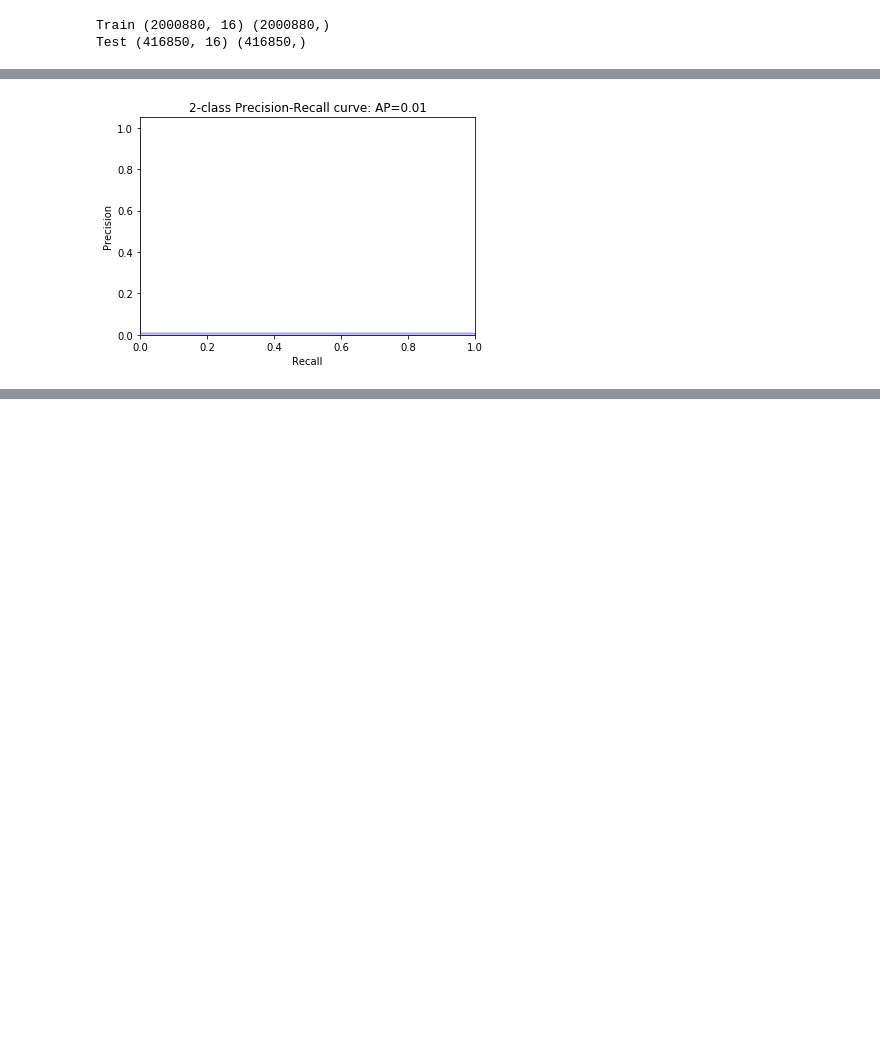
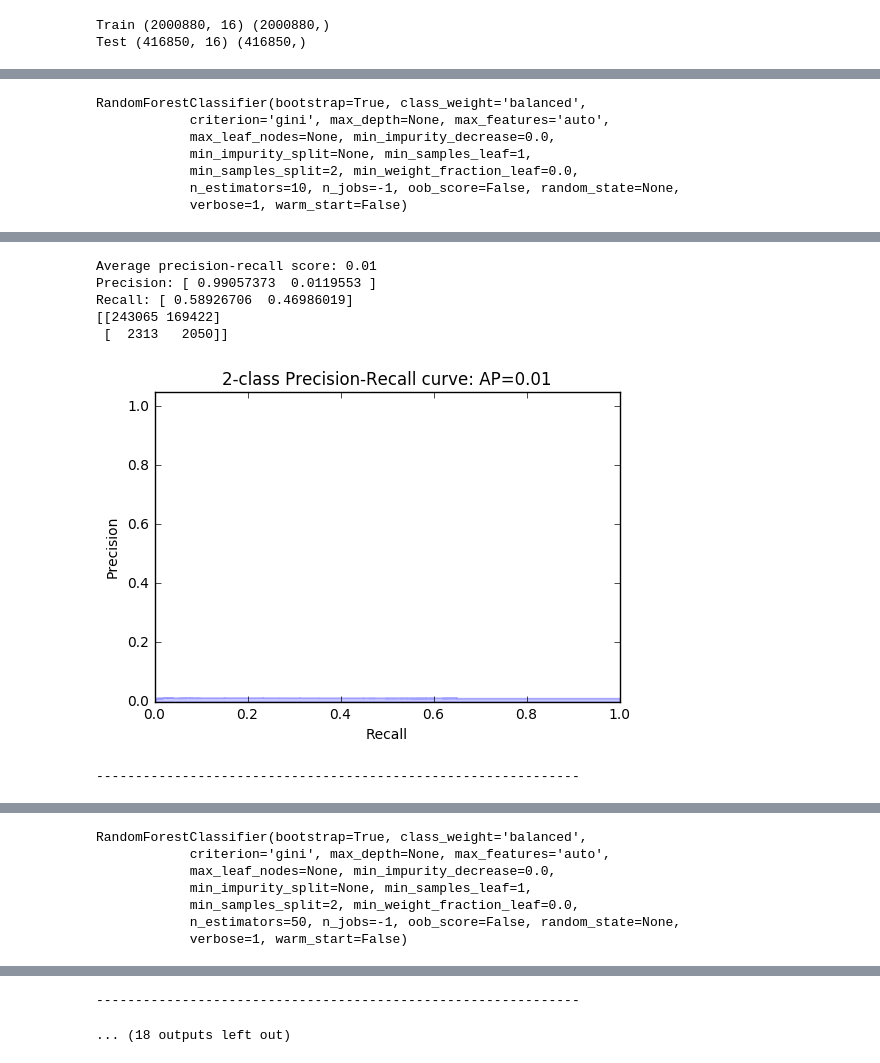
Before and after one commit to patykov/ElProcDigSinais_ProjetoFinal, a Jupyter notebook: random_forest.ipynb, the cells around one changed output, grey strips where cells are left out. Drawn from its saved outputs; the diff is of its cells as text; code cells hidden in the pictures; blank space fills up the shorter version.

```diff
--- a/random_forest.ipynb
+++ b/random_forest.ipynb
@@ -24,7 +27,7 @@ for path in games_path:
     game_name = os.path.basename(path)
     if game_name != 'ned_svk':
         game_info = os.listdir(path)
-        data = dict()
+        data = collections.OrderedDict()
         for info in game_info:
             tag_name = os.path.splitext(info)[0]
             if tag_name not in tag_to_skip:
@@ -247,31 +291,38 @@ Test (416850, 16) (416850,)
 # %%
-clf = RandomForestClassifier(class_weight='balanced', max_depth=10)
-clf.fit(X_train, y_train)
-print(clf)
+estimators = [10, 50, 100, 120, 150]
+models = []
+for n_est in estimators:
+    clf = RandomForestClassifier(class_weight='balanced', n_estimators=n_est, verbose=1, n_jobs=-1)
+    clf.fit(X_train, y_train)
+    models.append(clf)
+    print(clf)
 
-# Getting predictions
-y_predictions = clf.predict_proba(X_test)
-y_score = clf.predict(X_test)
+    # Getting predictions
+    y_predictions = clf.predict_proba(X_test)
+    y_score = clf.predict(X_test)
 
-# Calculating average precision
-average_precision = average_precision_score(y_test, y_score)
-print('Average precision-recall score: {0:0.2f}'.format(average_precision))
+    # Calculating average precision
+    average_precision = average_precision_score(y_test, y_score)
+    print('Average precision-recall score: {0:0.2f}'.format(average_precision))
 
-# Getting precision and recall
-p_r_fs = precision_recall_fscore_support(y_test, y_score)
-print('Precision: {}'.format(p_r_fs[0]))
-print('Recall: {}'.format(p_r_fs[1]))
+    # Getting precision and recall
+    p_r_fs = precision_recall_fscore_support(y_test, y_score)
+    print('Precision: {}'.format(p_r_fs[0]))
+    print('Recall: {}'.format(p_r_fs[1]))
 
-# Plotting PR curve
-precision, recall, _ = precision_recall_curve(y_test, y_predictions[:, 1])
+    print(confusion_matrix(y_test,y_score))
 
-plt.step(recall, precision, color='b', alpha=0.2, where='post')
-plt.fill_between(recall, precision, step='post', alpha=0.2, color='b')
+    # Plotting PR curve
+    precision, recall, _ = precision_recall_curve(y_test, y_predictions[:, 1])
 
-plt.xlabel('Recall')
-plt.ylabel('Precision')
-plt.ylim([0.0, 1.05])
-plt.xlim([0.0, 1.0])
-plt.title('2-class Precision-Recall curve: AP={0:0.2f}'.format(average_precision))
-plt.show()
+    plt.step(recall, precision, color='b', alpha=0.2, where='post')
+    plt.fill_between(recall, precision, step='post', alpha=0.2, color='b')
+
+    plt.xlabel('Recall')
+    plt.ylabel('Precision')
+    plt.ylim([0.0, 1.05])
+    plt.xlim([0.0, 1.0])
+    plt.title('2-class Precision-Recall curve: AP={0:0.2f}'.format(average_precision))
+    plt.show()
+    print('\n--------------------------------------------------------------')
 # %% [output]
@@ -287,0 +330,7 @@ Recall: [1. 0.]
+RandomForestClassifier(bootstrap=True, class_weight='balanced',
+            criterion='gini', max_depth=None, max_features='auto',
+            max_leaf_nodes=None, min_impurity_decrease=0.0,
+            min_impurity_split=None, min_samples_leaf=1,
+            min_samples_split=2, min_weight_fraction_leaf=0.0,
+            n_estimators=10, n_jobs=-1, oob_score=False, random_state=None,
+            verbose=1, warm_start=False)
@@ -288 +339,7 @@ Recall: [1. 0.]
+Average precision-recall score: 0.01
+Precision: [ 0.99057373  0.0119553 ]
+Recall: [ 0.58926706  0.46986019]
+[[243065 169422]
+ [  2313   2050]]
-[figure, old version]
+[figure, new version]
+--------------------------------------------------------------
@@ -288,0 +348,7 @@ Recall: [1. 0.]
+RandomForestClassifier(bootstrap=True, class_weight='balanced',
+            criterion='gini', max_depth=None, max_features='auto',
+            max_leaf_nodes=None, min_impurity_decrease=0.0,
+            min_impurity_split=None, min_samples_leaf=1,
+            min_samples_split=2, min_weight_fraction_leaf=0.0,
+            n_estimators=50, n_jobs=-1, oob_score=False, random_state=None,
+            verbose=1, warm_start=False)
@@ -288,0 +365,2 @@ Recall: [1. 0.]
+--------------------------------------------------------------
+... (18 outputs left out)
```
Also changed, not shown: parts of 7 cells of this notebook, 5 other files.
